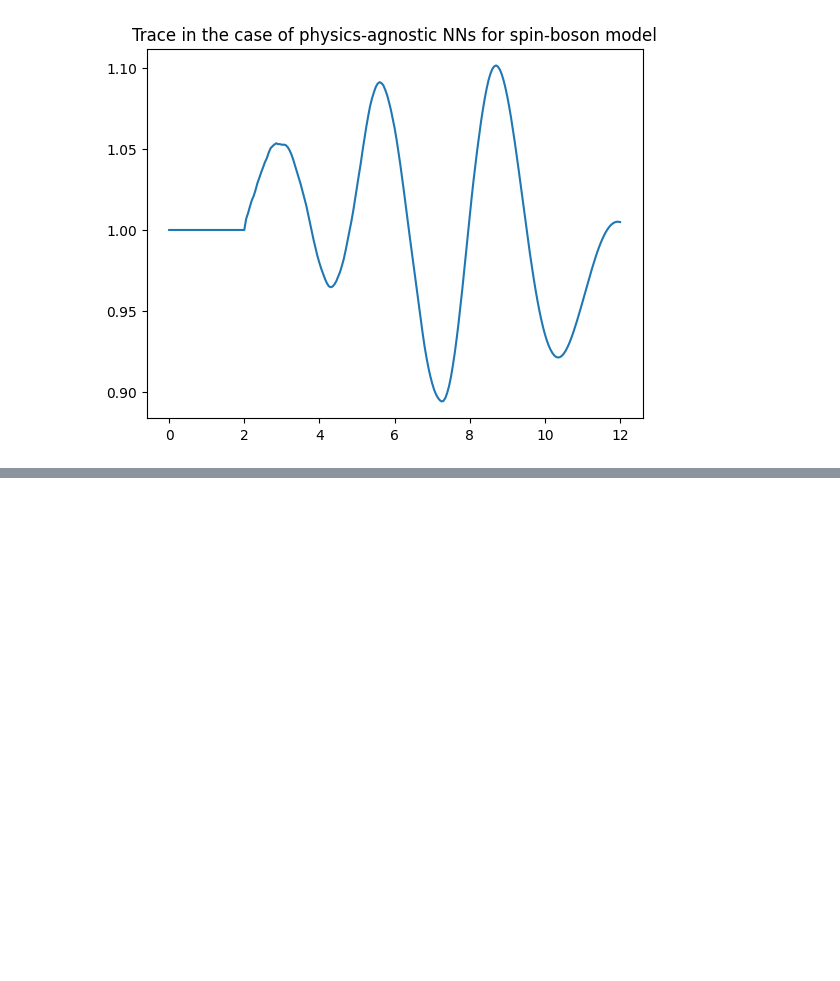
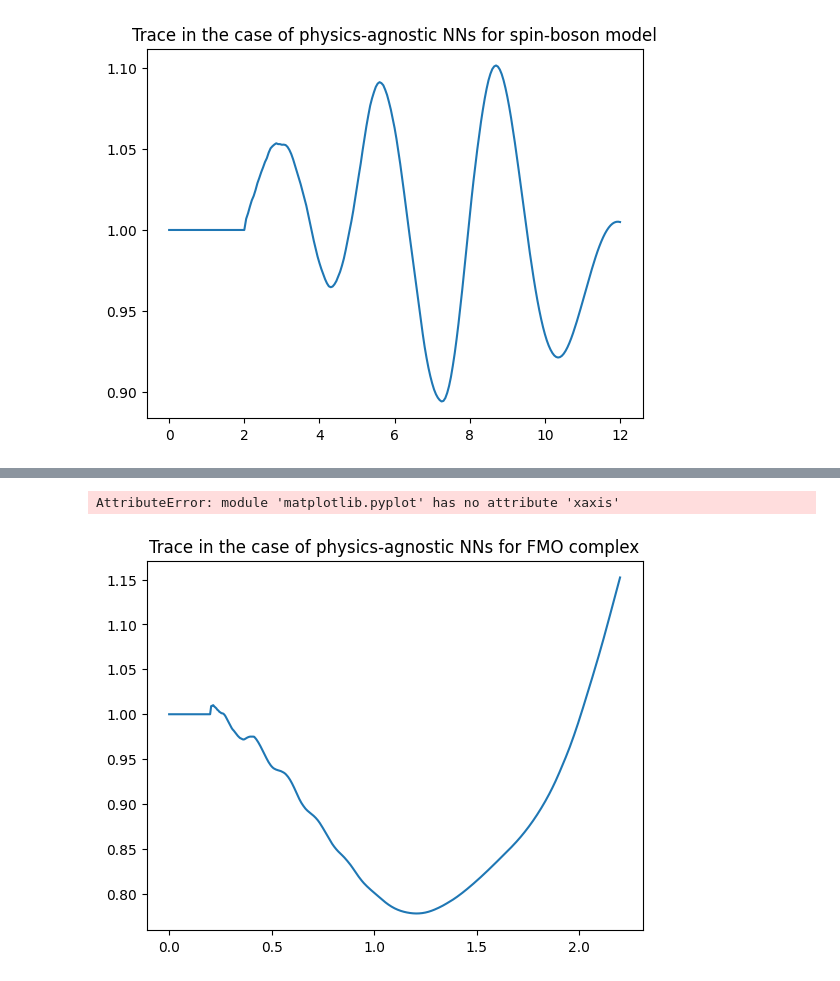
Before and after one commit to Arif-PhyChem/trace_conservation-, a Jupyter notebook: physics_agnostic.ipynb, the cells around one changed output, grey strips where cells are left out. Drawn from its saved outputs; the diff is of its cells as text; code cells hidden in the pictures; blank space fills up the shorter version.

```diff
--- a/physics_agnostic.ipynb
+++ b/physics_agnostic.ipynb
@@ -332,0 +346,78 @@ Epoch 1/10
+# %%
+import numpy as np
+import tensorflow as tf
+import matplotlib.pyplot as plt
+xx = np.load('trace_conservation/test_data/fmo/7_initial-1_gamma-475.0_lambda-10.0_temp-30.0.npy')
+
+
+n_sites = 7
+xlength = 41
+time = 2
+time_step = 0.005
+time_range=0
+tt = time_range
+
+# time range
+for i in range(0, xlength + int(time/time_step)-1):
+    tt += time_step
+    time_range = np.append(time_range, tt)
+
+
+# load trained CNN models
+model_1 = tf.keras.models.load_model('fmo_model_4_site_1.keras', compile=False)
+model_2 = tf.keras.models.load_model('fmo_model_4_site_2.keras', compile=False)
+model_3 = tf.keras.models.load_model('fmo_model_4_site_3.keras', compile=False)
+model_4 = tf.keras.models.load_model('fmo_model_4_site_4.keras', compile=False)
+model_5 = tf.keras.models.load_model('fmo_model_4_site_5.keras', compile=False)
+model_6 = tf.keras.models.load_model('fmo_model_4_site_6.keras', compile=False)
+model_7 = tf.keras.models.load_model('fmo_model_4_site_7.keras', compile=False)
+
+models = [model_1, model_2, model_3, model_4, model_5, model_6, model_7]
+
+x = np.zeros((xlength, n_sites), dtype=float)
+y = np.zeros((len(time_range), n_sites), dtype=float)
+yhat = np.zeros((1, n_sites), dtype=float)
+
+trace = np.zeros((len(time_range), 1), dtype=float)
+# column no. with population
+labels = [1, 9, 17, 25, 33, 41, 49]
+
+# short time dynamics for input
+i = 0
+for label in labels:
+    x[:,i] = np.real(xx[0:xlength, label])
+    i += 1
+y[0:xlength, :] = x[:,:]
+
+
+# trace of the input dynamics
+for i in range (0, xlength):
+  tr = 0
+  for j in labels:
+    tr += np.real(xx[i, j])
+  trace[i, 0] = tr
+
+
+print('****************************************************************')
+print('Predicting dynamics and calculating trace')
+print('****************************************************************')
+
+for i in range(xlength, len(time_range)):
+    l =0
+    for j in range (0, n_sites):
+        x_pred = x[:, j]
+        x_pred = x_pred.reshape(1, x.shape[0], 1) # reshape the input
+        yhat[0, j] =  models[l].predict(x_pred, verbose=0)[0][0]
+        l += 1
+
+    #
+    trace[i, 0] = np.sum(yhat)
+    x = np.delete(x, 0, 0)
+    x = np.r_[x, yhat]
+    y[i, :] = yhat[0, :]
+
+plt.plot(time_range, trace)
+plt.title('Trace in the case of physics-agnostic NNs for FMO complex')
+plt.xaxis('time(ps)')
+plt.yaxis('Trace')
+# %% [output]
@@ -332,0 +429,2 @@ Epoch 1/10
+AttributeError: module 'matplotlib.pyplot' has no attribute 'xaxis'
+[figure, added]
```
Also changed, not shown: parts of 14 cells of this notebook.
